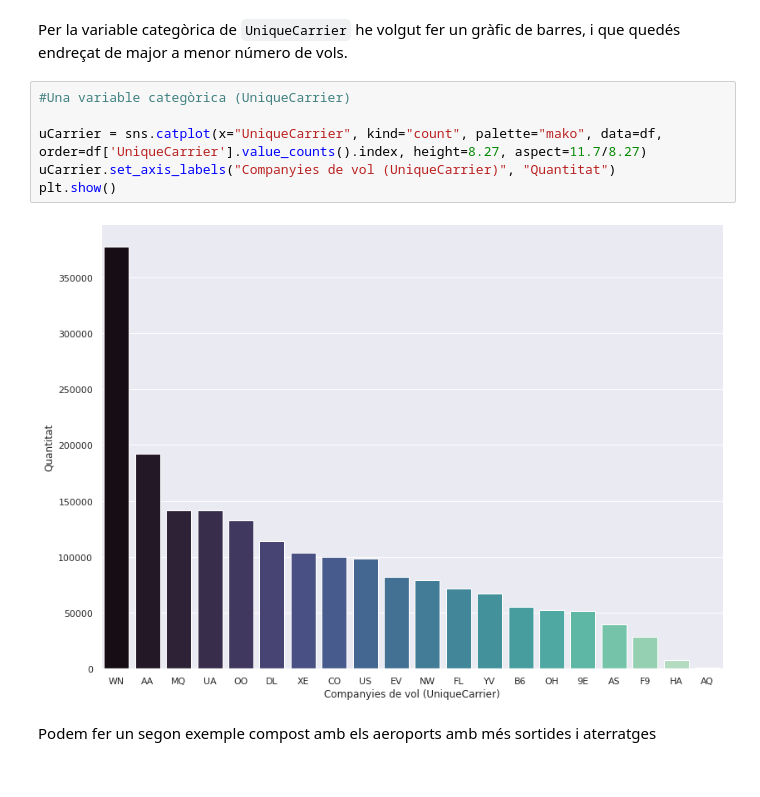
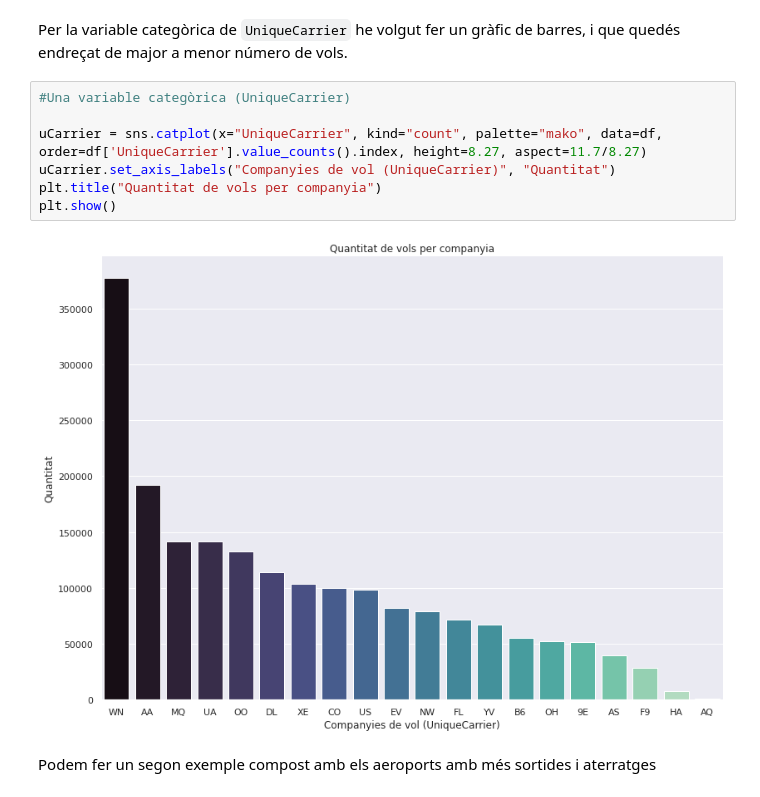
Before and after one commit to davifebdn/visualitzaci-_explorat-ria, a Jupyter notebook: Data_Science_Sprint_3_T01_Visualització_gràfica_d'un_dataset.ipynb, the cells around one changed output. Cells and saved outputs as stored; diff of their text form.

```diff
--- a/Data_Science_Sprint_3_T01_Visualització_gràfica_d'un_dataset.ipynb
+++ b/Data_Science_Sprint_3_T01_Visualització_gràfica_d'un_dataset.ipynb
@@ -61,11 +60,12 @@ Per la variable categòrica de `UniqueCarrier` he volgut fer un gràfic de barre
 # %%
 #Una variable categòrica (UniqueCarrier)
 
 uCarrier = sns.catplot(x="UniqueCarrier", kind="count", palette="mako", data=df, order=df['UniqueCarrier'].value_counts().index, height=8.27, aspect=11.7/8.27)
 uCarrier.set_axis_labels("Companyies de vol (UniqueCarrier)", "Quantitat")
+plt.title("Quantitat de vols per companyia")
 plt.show()
 # %% [output]
-[figure, old version]
+[figure, new version]
 # %% [markdown]
 Podem fer un segon exemple compost amb els aeroports amb més sortides i aterratges
 # %%
```
Also changed, not shown: parts of 4 cells of this notebook.
